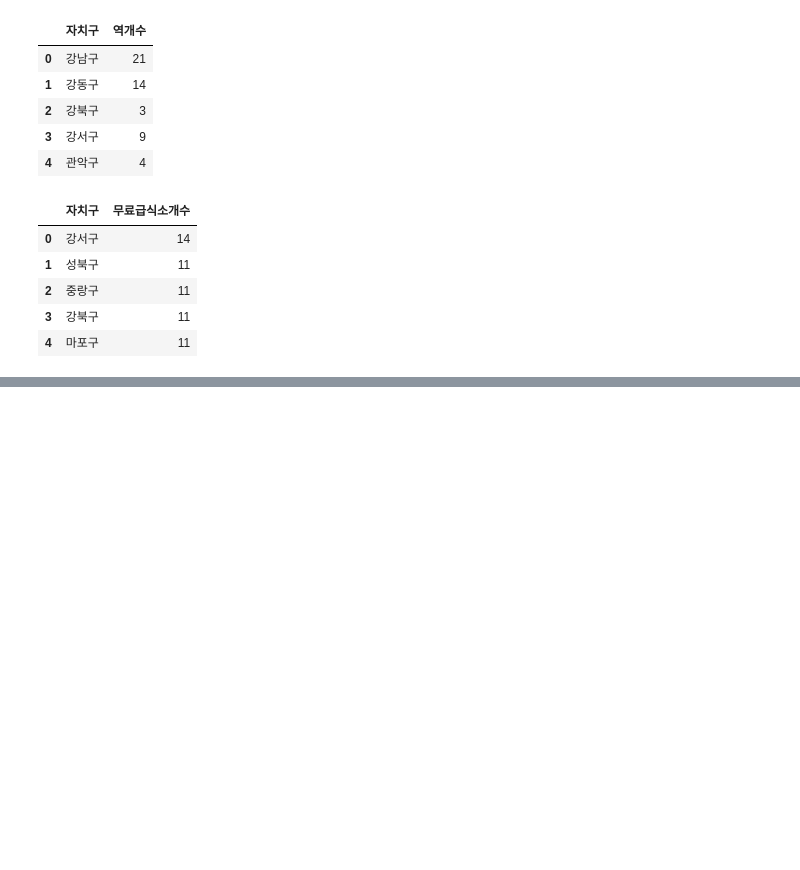
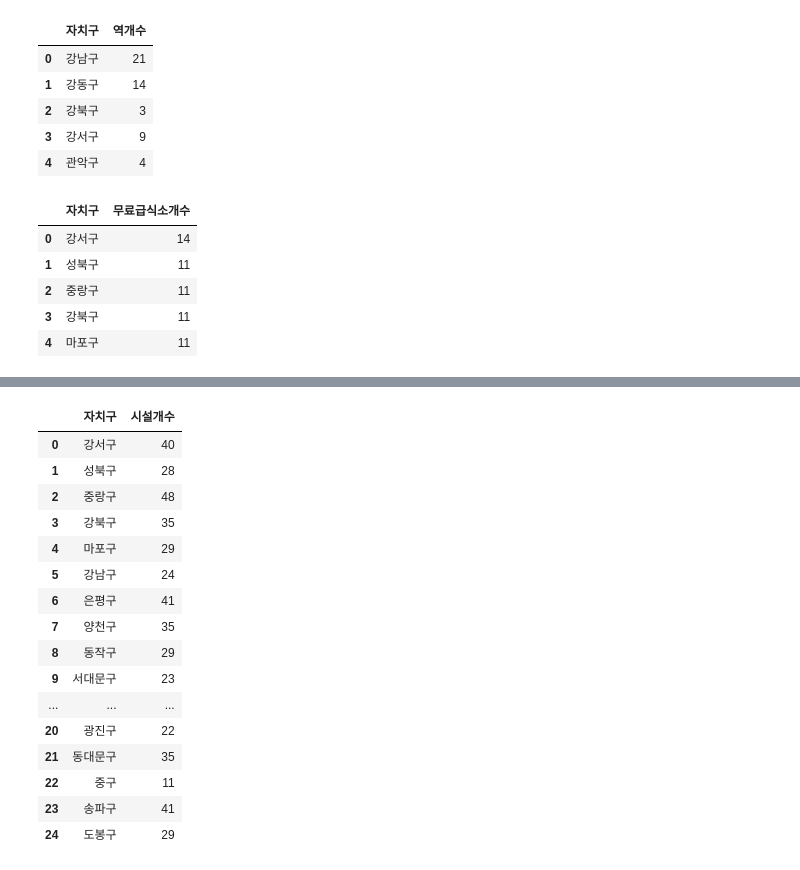
Before and after one commit to 520817/jjp, a Jupyter notebook: 전처리/전처리.ipynb, the cells around one changed output, grey strips where cells are left out. Cells and saved outputs as stored; diff of their text form; code cells hidden in the pictures; blank space fills up the shorter version.

```diff
--- a/전처리/전처리.ipynb
+++ b/전처리/전처리.ipynb
@@ -188,3 +343,23 @@ F통계량:  [20.63294237] 유의확률: [1.72774486e-05]
+# %%
+sowe_list
+# %% [output]
+|  | 자치구 | 시설개수 |
+| 0 | 강서구 | 40 |
+| 1 | 성북구 | 28 |
+| 2 | 중랑구 | 48 |
+| 3 | 강북구 | 35 |
+| 4 | 마포구 | 29 |
+| 5 | 강남구 | 24 |
+| 6 | 은평구 | 41 |
+| 7 | 양천구 | 35 |
+| 8 | 동작구 | 29 |
+| 9 | 서대문구 | 23 |
+| ... | ... | ... |
+| 20 | 광진구 | 22 |
+| 21 | 동대문구 | 35 |
+| 22 | 중구 | 11 |
+| 23 | 송파구 | 41 |
+| 24 | 도봉구 | 29 |
 # %%
 data=pd.merge(population,subway, on="자치구")
 data=pd.merge(data,free, on="자치구")
```
Also changed, not shown: parts of 17 cells of this notebook, 1 other file.
